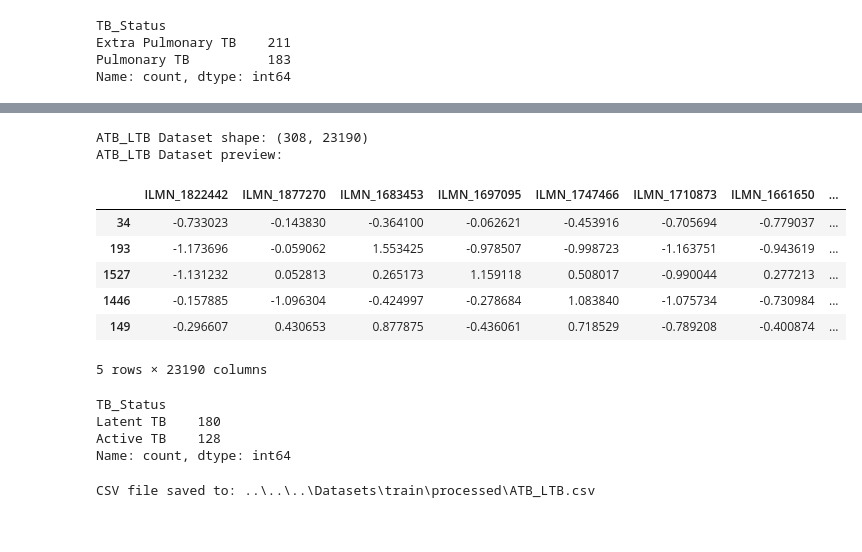
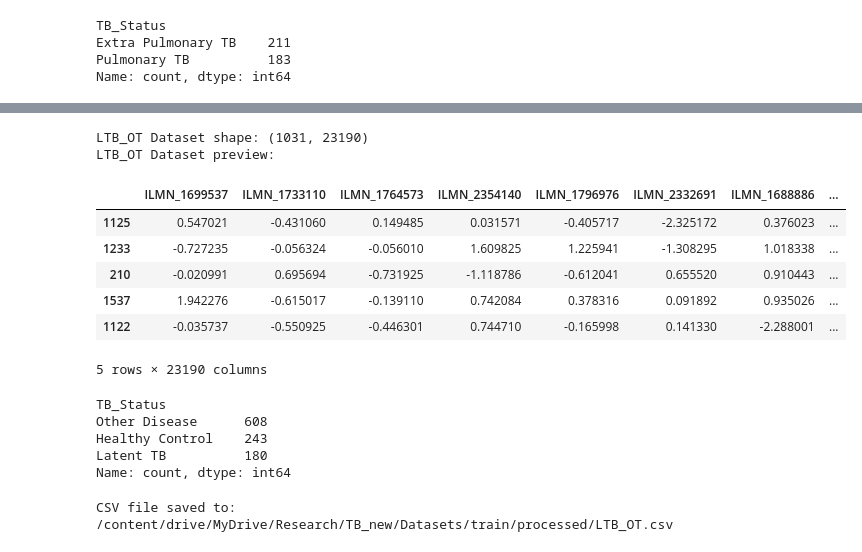
Before and after one commit to Nuwantha97/TB_Research_new, a Jupyter notebook: 1. preprocessing/train/Datasets_preparation.ipynb, the cells around one changed output, grey strips where cells are left out. Drawn from its saved outputs; the diff is of its cells as text; code cells hidden in the pictures.

```diff
--- a/1. preprocessing/train/Datasets_preparation.ipynb
+++ b/1. preprocessing/train/Datasets_preparation.ipynb
@@ -7,14 +13,14 @@ import pandas as pd
 from sklearn.preprocessing import StandardScaler
 # %%
 # Dataset 1: processed_dataset1
-df1 = pd.read_csv(r'..\..\..\Datasets\train\processed\processed_dataset1.csv')
+df1 = pd.read_csv(r'/content/drive/MyDrive/Research/TB_new/Datasets/train/processed/processed_dataset1.csv')
 # Dataset 2: processed_dataset2
-df2 = pd.read_csv(r'..\..\..\Datasets\train\processed\processed_dataset2.csv')
+df2 = pd.read_csv(r'/content/drive/MyDrive/Research/TB_new/Datasets/train/processed/processed_dataset2.csv')
 # Dataset 3: processed_dataset3
-df3 = pd.read_csv(r'..\..\..\Datasets\train\processed\processed_dataset3.csv')
+df3 = pd.read_csv(r'/content/drive/MyDrive/Research/TB_new/Datasets/train/processed/processed_dataset3.csv')
 # Dataset 4: processed_dataset4
-df4 = pd.read_csv(r'..\..\..\Datasets\train\processed\processed_dataset4.csv')
+df4 = pd.read_csv(r'/content/drive/MyDrive/Research/TB_new/Datasets/train/processed/processed_dataset4.csv')
 # Dataset 5: processed_dataset5
-df5 = pd.read_csv(r'..\..\..\Datasets\train\processed\processed_dataset5.csv')
+df5 = pd.read_csv(r'/content/drive/MyDrive/Research/TB_new/Datasets/train/processed/processed_dataset5.csv')
 # %% [markdown]
 ## Identify and Keep Common Genes (Features) Across All Datasets
@@ -158,36 +191,37 @@ CSV file saved to: ..\..\..\Datasets\train\processed\PTB_EPTB.csv
 # %%
 # Dataset 3: 'ATB_LTB' - only rows where TB_Status is 'Latent TB' or 'Active TB'
-ATB_LTB = merged_df[merged_df['TB_Status'].isin(['Latent TB', 'Active TB'])]
+LTB_OT = merged_df[merged_df['TB_Status'].isin(['Latent TB', 'Healthy Control', 'Other Disease'])]
 # %%
 # Verifying the shape and preview of each dataset
-print("\nATB_LTB Dataset shape:", ATB_LTB.shape)
-print("ATB_LTB Dataset preview:\n")
-ATB_LTB.sample(5)
+print("\nLTB_OT Dataset shape:", LTB_OT.shape)
+print("LTB_OT Dataset preview:\n")
+LTB_OT.sample(5)
 # %% [output]
-ATB_LTB Dataset shape: (308, 23190)
-ATB_LTB Dataset preview:
+LTB_OT Dataset shape: (1031, 23190)
+LTB_OT Dataset preview:
-|  | ILMN_1822442 | ILMN_1877270 | ILMN_1683453 | ILMN_1697095 | ILMN_1747466 | ILMN_1710873 | ILMN_1661650 | ... |
-| 34 | -0.733023 | -0.143830 | -0.364100 | -0.062621 | -0.453916 | -0.705694 | -0.779037 | ... |
-| 193 | -1.173696 | -0.059062 | 1.553425 | -0.978507 | -0.998723 | -1.163751 | -0.943619 | ... |
-| 1527 | -1.131232 | 0.052813 | 0.265173 | 1.159118 | 0.508017 | -0.990044 | 0.277213 | ... |
-| 1446 | -0.157885 | -1.096304 | -0.424997 | -0.278684 | 1.083840 | -1.075734 | -0.730984 | ... |
-| 149 | -0.296607 | 0.430653 | 0.877875 | -0.436061 | 0.718529 | -0.789208 | -0.400874 | ... |
+|  | ILMN_1699537 | ILMN_1733110 | ILMN_1764573 | ILMN_2354140 | ILMN_1796976 | ILMN_2332691 | ILMN_1688886 | ... |
+| 1125 | 0.547021 | -0.431060 | 0.149485 | 0.031571 | -0.405717 | -2.325172 | 0.376023 | ... |
+| 1233 | -0.727235 | -0.056324 | -0.056010 | 1.609825 | 1.225941 | -1.308295 | 1.018338 | ... |
+| 210 | -0.020991 | 0.695694 | -0.731925 | -1.118786 | -0.612041 | 0.655520 | 0.910443 | ... |
+| 1537 | 1.942276 | -0.615017 | -0.139110 | 0.742084 | 0.378316 | 0.091892 | 0.935026 | ... |
+| 1122 | -0.035737 | -0.550925 | -0.446301 | 0.744710 | -0.165998 | 0.141330 | -2.288001 | ... |
 5 rows × 23190 columns
 # %%
 # Get the number of occurrences for each class in the 'TB_Status' column
-class_counts = ATB_LTB['TB_Status'].value_counts()
+class_counts = LTB_OT['TB_Status'].value_counts()
 
 # Display the class counts
 print(class_counts)
 # %% [output]
 TB_Status
-Latent TB    180
-Active TB    128
+Other Disease      608
+Healthy Control    243
+Latent TB          180
 Name: count, dtype: int64
 # %%
 # Save the DataFrame as a CSV file
-output_csv_path = r'..\..\..\Datasets\train\processed\ATB_LTB.csv'
-ATB_LTB.to_csv(output_csv_path, index=False)
+output_csv_path = r'/content/drive/MyDrive/Research/TB_new/Datasets/train/processed/LTB_OT.csv'
+LTB_OT.to_csv(output_csv_path, index=False)
 print("CSV file saved to:", output_csv_path)
 # %% [output]
-CSV file saved to: ..\..\..\Datasets\train\processed\ATB_LTB.csv
+CSV file saved to: /content/drive/MyDrive/Research/TB_new/Datasets/train/processed/LTB_OT.csv
```
Also changed, not shown: parts of 13 cells of this notebook.
